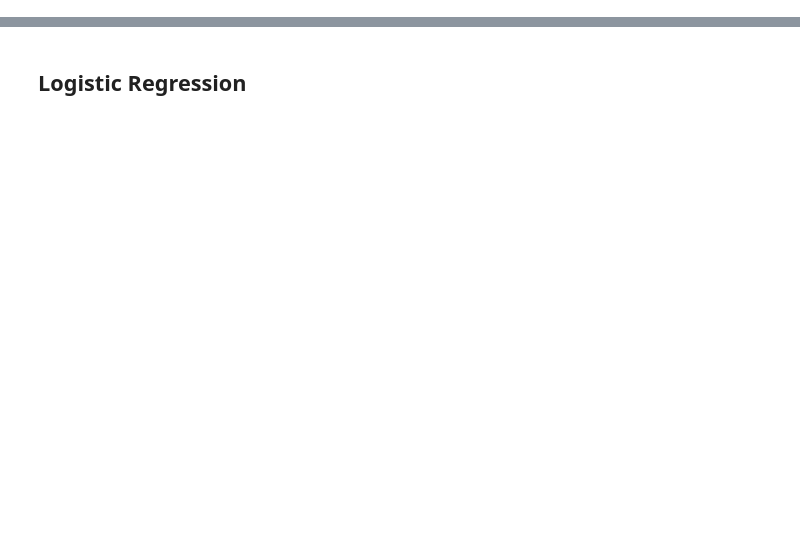
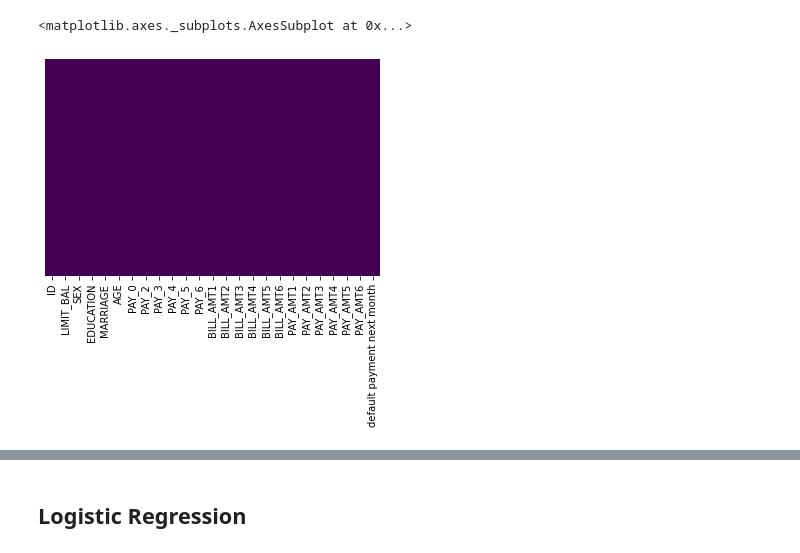
Before and after one commit to PratibhaSanganmath/Credit-Card-Default-Prediction, a Jupyter notebook: Copy_of_Credit_Card_Default_Prediction_Capstone_Project.ipynb, the cells around one changed output, grey strips where cells are left out. Cells and saved outputs as stored; diff of their text form; code cells hidden in the pictures; blank space fills up the shorter version.

```diff
--- a/Copy_of_Credit_Card_Default_Prediction_Capstone_Project.ipynb
+++ b/Copy_of_Credit_Card_Default_Prediction_Capstone_Project.ipynb
@@ -387,0 +65,3 @@ from sklearn.model_selection import GridSearchCV
+# %%
+input_file = "/content/gdrive/MyDrive/ML classification:Credit card default predict -Pratibha Sanganmath/default of credit card clients.xls"
+dat = pd.read_excel(input_file)
@@ -387,0 +118,6 @@ from sklearn.model_selection import GridSearchCV
+# %%
+## Checking null values
+sns.heatmap(dat.isnull(), yticklabels=False, cbar=False, cmap='viridis')
+# %% [output]
+<matplotlib.axes._subplots.AxesSubplot at 0x...>
+[figure, added]
```
Also changed, not shown: parts of 243 cells of this notebook.
